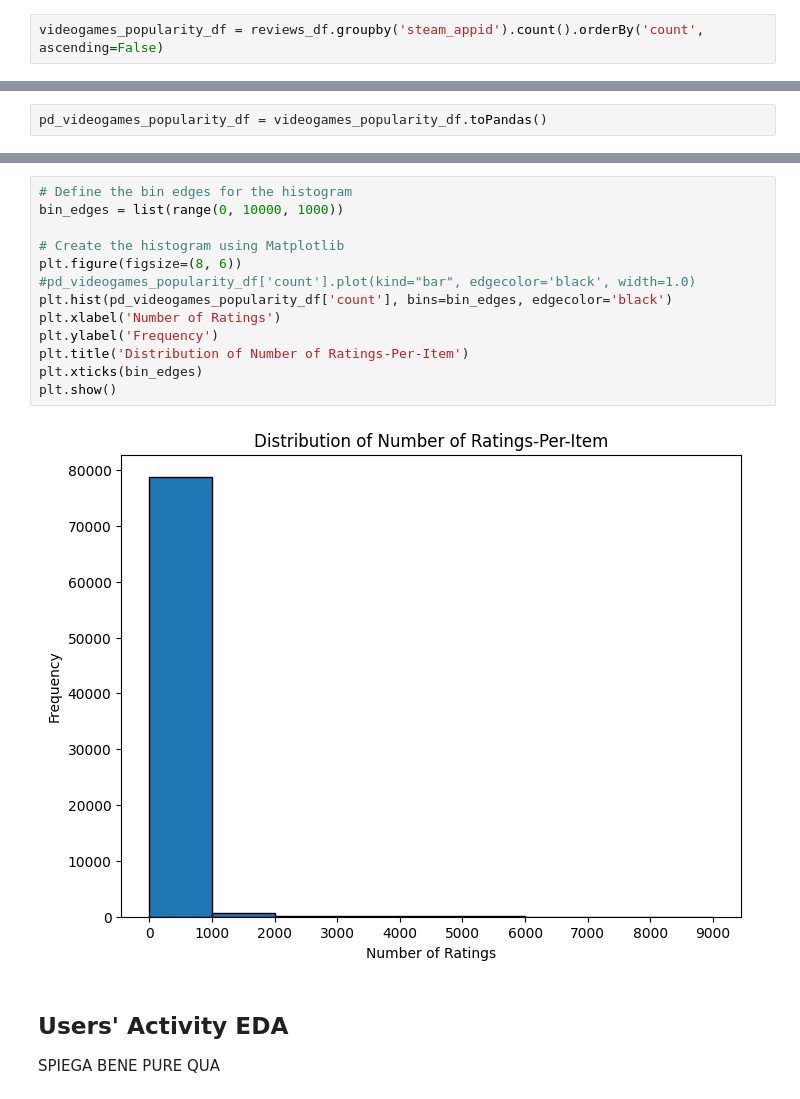
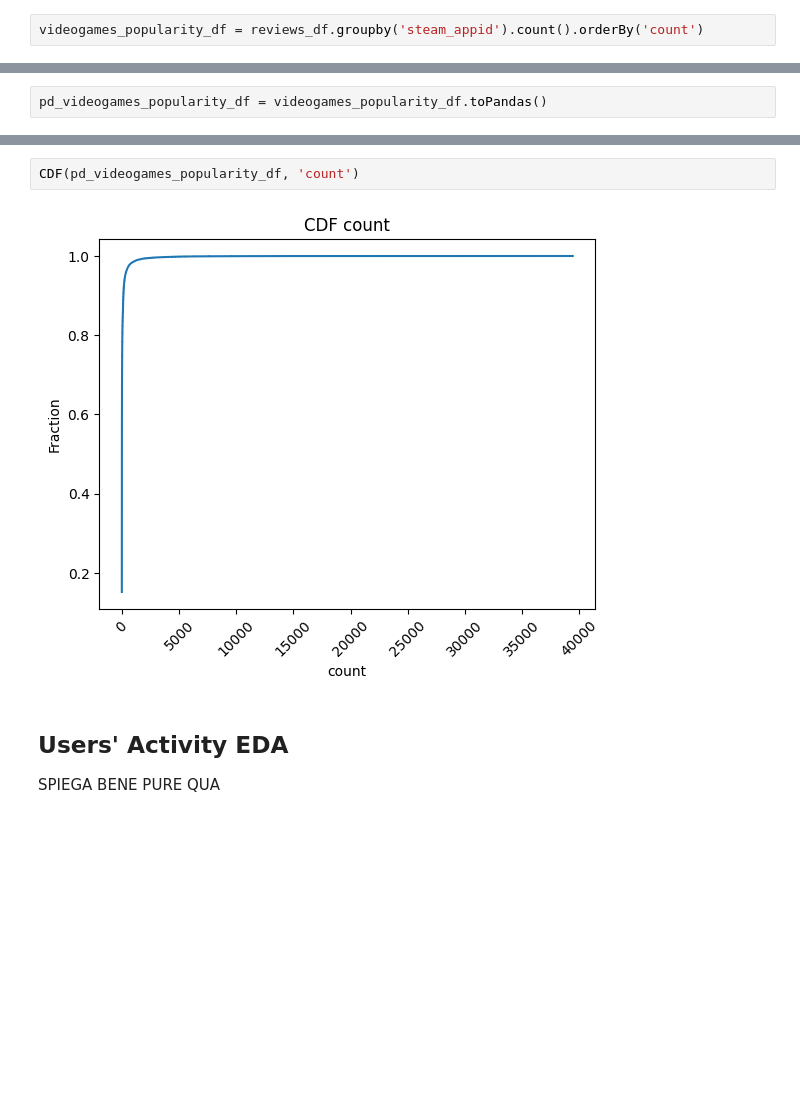
Before and after one commit to LuciaFores/big-data-computing, a Jupyter notebook: Project/Videogame_Recommender_System.ipynb, the cells around one changed output, grey strips where cells are left out. Drawn from its saved outputs; the diff is of its cells as text; blank space fills up the shorter version.

```diff
--- a/Project/Videogame_Recommender_System.ipynb
+++ b/Project/Videogame_Recommender_System.ipynb
@@ -1110,7 +1180,7 @@ POI SPIEGA BENE E FAI PURE LE CONSIDERAZIONI DATI I RISULTATI
 
 DA RIVEDERE IL GRAFICO
 # %%
-videogames_popularity_df = reviews_df.groupby('steam_appid').count().orderBy('count', ascending=False)
+videogames_popularity_df = reviews_df.groupby('steam_appid').count().orderBy('count')
 # %%
 videogames_popularity_df.select('count').summary().show()
 # %% [output]
@@ -1156,18 +1198,7 @@ plt.show()
-# %%
-# Define the bin edges for the histogram
-bin_edges = list(range(0, 10000, 1000))
-
-# Create the histogram using Matplotlib
-plt.figure(figsize=(8, 6))
-#pd_videogames_popularity_df['count'].plot(kind="bar", edgecolor='black', width=1.0)
-plt.hist(pd_videogames_popularity_df['count'], bins=bin_edges, edgecolor='black')
-plt.xlabel('Number of Ratings')
-plt.ylabel('Frequency')
-plt.title('Distribution of Number of Ratings-Per-Item')
-plt.xticks(bin_edges)
-plt.show()
-# %% [output]
-[figure, removed]
+# %%
+CDF(pd_videogames_popularity_df, 'count')
+# %% [output]
+[figure, added]
 # %% [markdown]
 ## Users' Activity EDA
 SPIEGA BENE PURE QUA
```
Also changed, not shown: parts of 29 cells of this notebook.
